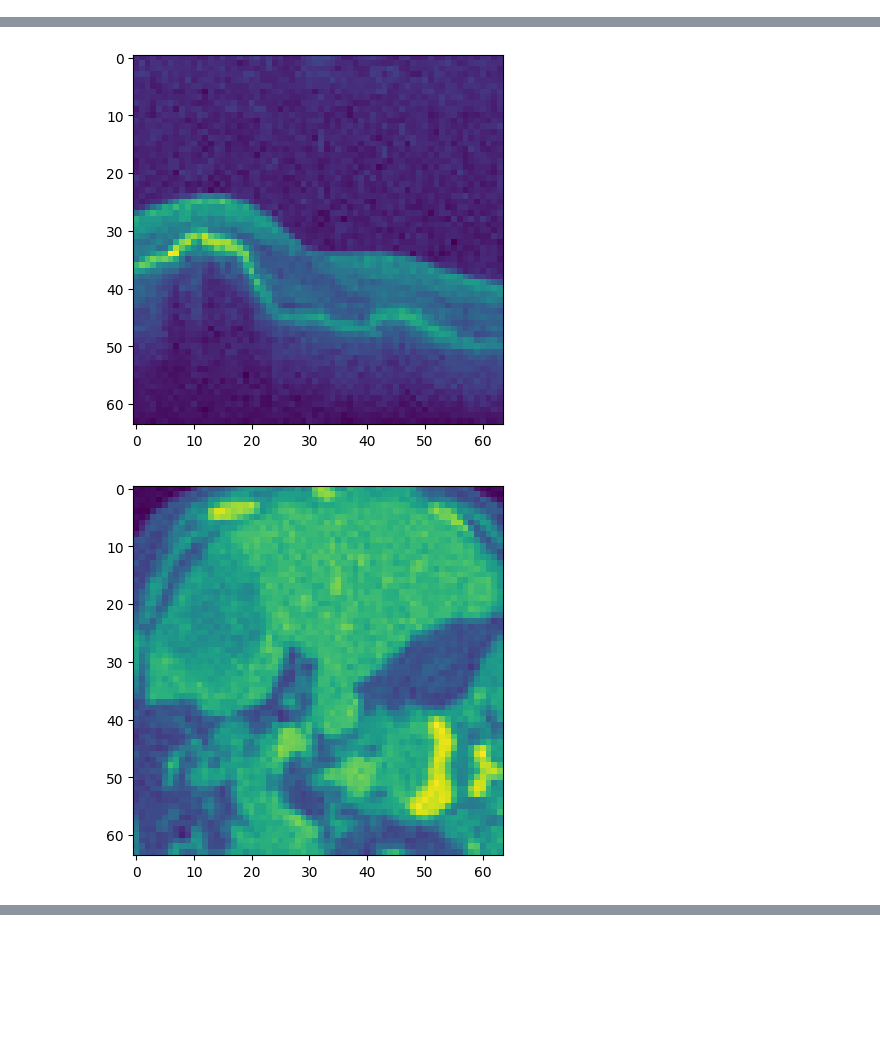
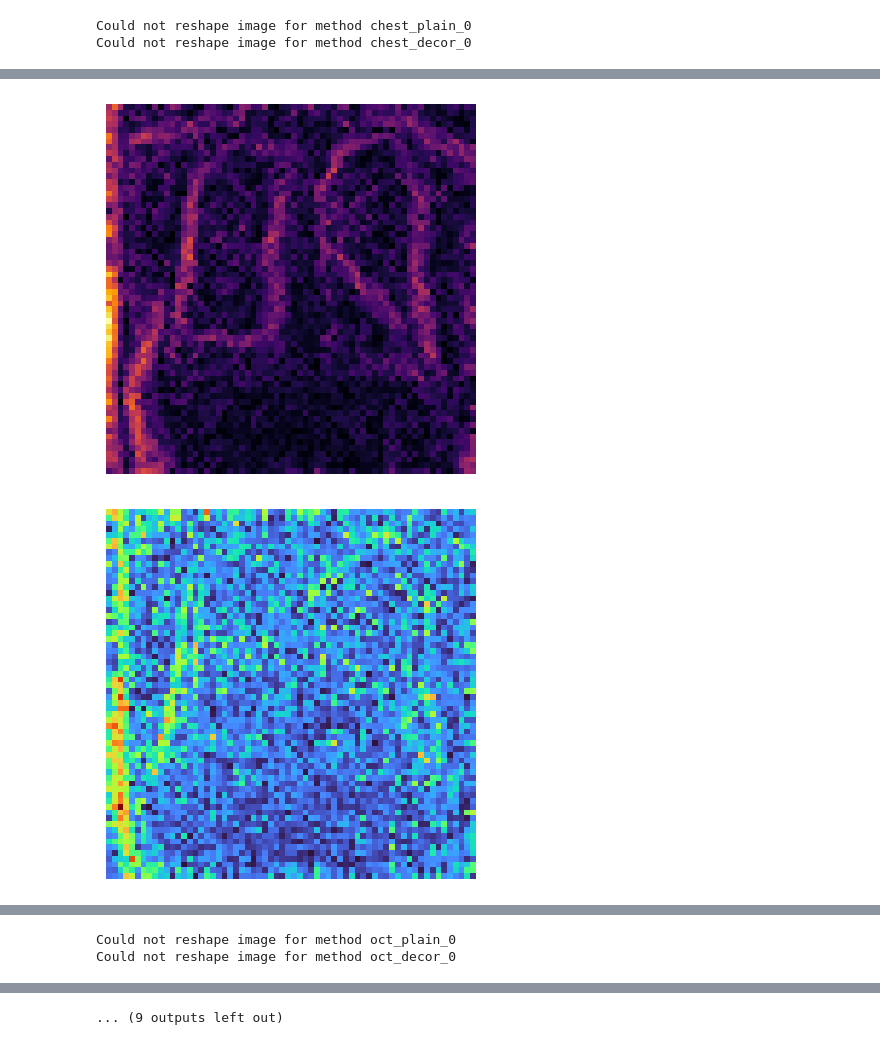
Before and after one commit to hcholab/decor, a Jupyter notebook: plots.ipynb, the cells around one changed output, grey strips where cells are left out. Cells and saved outputs as stored; diff of their text form; code cells hidden in the pictures; blank space fills up the shorter version.

```diff
--- a/plots.ipynb
+++ b/plots.ipynb
@@ -34,14 +34,14 @@ show_plots = False
 
 dump_folder = "dump"
 dump_files = [
-    # "decor_trig",
+    "decor_trig",
     "decor",
     "fourier",
     "cheby",
-    # "taylor"
+    "taylor"
     ]
 nbit_fs = [64]
-intervals_count = 1
+intervals_count = 4
 cps = [0, 1]
 exclude = []
 
@@ -124,6 +124,17 @@ for dump_file in dump_files:
                 except FileNotFoundError:
                     print(f"Could not find {dump_folder}/{dump_file}_{i}_{nbit_f}.p")
 
+# Calculate total network overhead as the sum of bytes sent by both parties
+if cps == [0, 1]:
+    df_data[f'Bytes sent total'] = [
+        df_data[f'Bytes sent CP0'][i] + df_data[f'Bytes sent CP1'][i] * 2
+        for i in range(len(df_data['Method']))
+    ]
+    df_data[f'Requests sent total'] = [
+        df_data[f'Requests sent CP0'][i] + df_data[f'Requests sent CP1'][i] * 2
+        for i in range(len(df_data['Method']))
+    ]
+
 df = pd.DataFrame(df_data)
 # %%
 if df.empty:
@@ -379,9 +499,44 @@ def get_img_by_method(method_name, df):
     return None
 # %%
 resolution = 64
-for name in ["chest_plain_0", "oct_plain_0", "organ_plain_0",
-             "chest_decor_0", "oct_decor_0", "organ_decor_0"]:
-    img = np.array(get_img_by_method(f"siren_{name}_img_64", siren_images_df)).reshape(resolution, resolution)
-    plt.imshow(img)
+approaches = [["chest_plain_0", "oct_plain_0", "organ_plain_0"],
+              ["chest_decor_0", "oct_decor_0", "organ_decor_0"],
+              ["chest_chebyshev_10", "oct_chebyshev_10", "organ_chebyshev_10"],
+              ["chest_chebyshev_20", "oct_chebyshev_20", "organ_chebyshev_20"]]
+
+# Transpose approaches so we iterate across modalities (chest/oct/organ) per method
+approaches = [list(t) for t in zip(*approaches)]
+approaches = [name for group in approaches for name in group]
+
+for name in approaches:
+    img = np.array(get_img_by_method(f"siren_{name}_img_64", siren_images_df))
+    try:
+        img = img.reshape(resolution, resolution)
+    except:
+        print(f"Could not reshape image for method {name}")
+        continue
+
+    # Compute the gradient of img
+    gx, gy = np.gradient(img)
+    grad_img = np.hypot(gx, gy)
+
+    # Compute the divergence of the gradient
+    gxx, _ = np.gradient(gx)
+    _, gyy = np.gradient(gy)
+    div_img = np.hypot(gxx, gyy)
+
+    # For gray-scale images: plt.imshow(img, cmap='gray', interpolation='nearest')
+    plt.imshow(img, cmap='gray')
+    plt.axis('off')
     plt.show()
+
+    plt.imshow(grad_img, cmap='inferno')
+    plt.axis('off')
+    plt.show()
+
+    plt.imshow(div_img, cmap='turbo')
+    plt.axis('off')
+    plt.show()
 # %% [output]
+Could not reshape image for method chest_plain_0
+Could not reshape image for method chest_decor_0
@@ -389,2 +544,2 @@ for name in ["chest_plain_0", "oct_plain_0", "organ_plain_0",
-[figure, old version]
+[figure, new version]
-[figure, old version]
+[figure, new version]
@@ -393,0 +549,2 @@ for name in ["chest_plain_0", "oct_plain_0", "organ_plain_0",
+Could not reshape image for method oct_plain_0
+Could not reshape image for method oct_decor_0
@@ -394 +555,2 @@ for name in ["chest_plain_0", "oct_plain_0", "organ_plain_0",
+... (9 outputs left out)
 # %%
```
Also changed, not shown: parts of 10 cells of this notebook, 4 other files.
